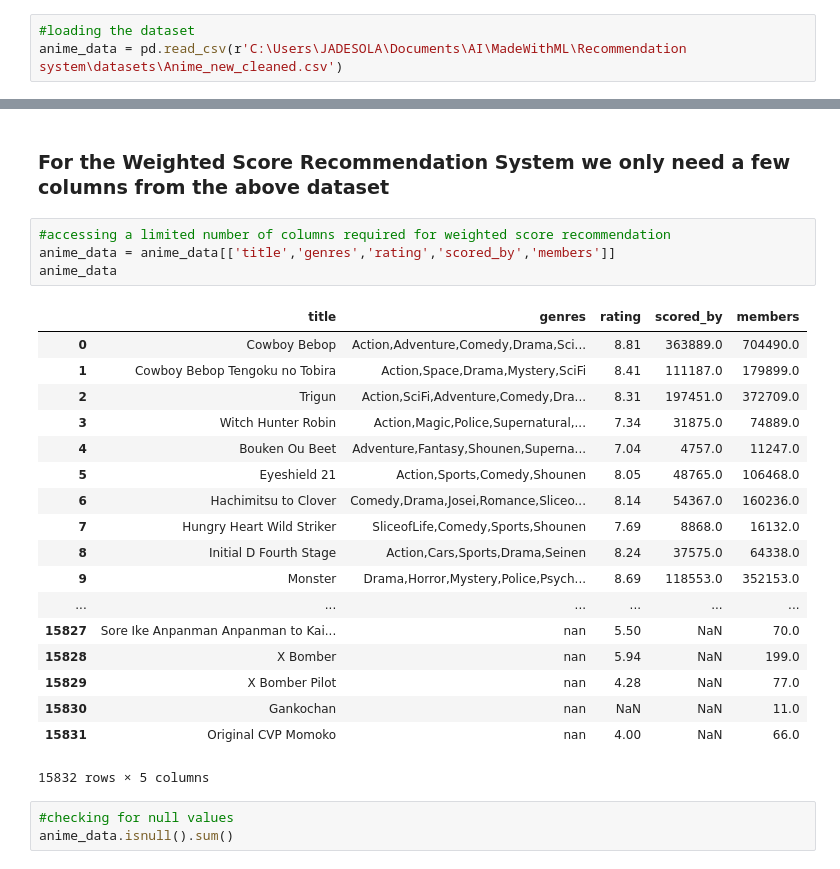
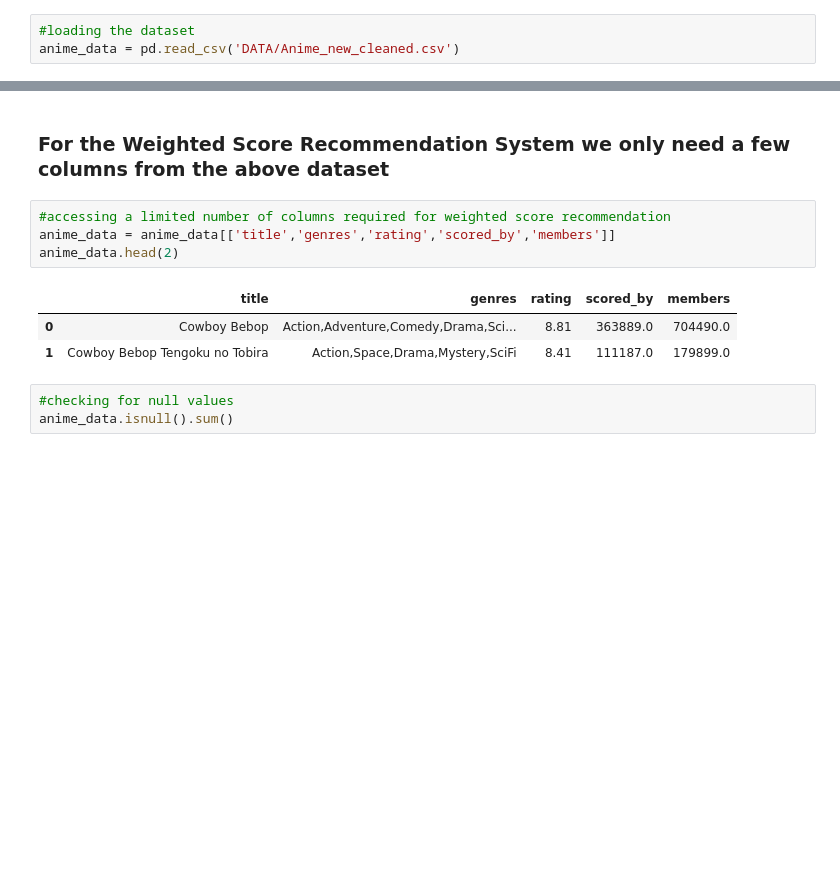
Before and after one commit to Pydare/Anime-Recommender-System, a Jupyter notebook: anime_weighted_new_with_genre.ipynb, the cells around one changed output, grey strips where cells are left out. Saved outputs shown, nothing was run; the diff lists cells and outputs as text; blank space fills up the shorter version.

```diff
--- a/anime_weighted_new_with_genre.ipynb
+++ b/anime_weighted_new_with_genre.ipynb
@@ -9,7 +9,7 @@ import seaborn as sns
 %matplotlib inline
 # %%
 #loading the dataset
-anime_data = pd.read_csv(r'C:\Users\JADESOLA\Documents\AI\MadeWithML\Recommendation system\datasets\Anime_new_cleaned.csv')
+anime_data = pd.read_csv('DATA/Anime_new_cleaned.csv')
 # %%
 #viewing the data
 anime_data.head(3)
@@ -92,26 +88,11 @@ anime_data.head()
 # %%
 #accessing a limited number of columns required for weighted score recommendation
 anime_data = anime_data[['title','genres','rating','scored_by','members']]
-anime_data
+anime_data.head(2)
 # %% [output]
 |  | title | genres | rating | scored_by | members |
 | 0 | Cowboy Bebop | Action,Adventure,Comedy,Drama,Sci... | 8.81 | 363889.0 | 704490.0 |
 | 1 | Cowboy Bebop Tengoku no Tobira | Action,Space,Drama,Mystery,SciFi | 8.41 | 111187.0 | 179899.0 |
-| 2 | Trigun | Action,SciFi,Adventure,Comedy,Dra... | 8.31 | 197451.0 | 372709.0 |
-| 3 | Witch Hunter Robin | Action,Magic,Police,Supernatural,... | 7.34 | 31875.0 | 74889.0 |
-| 4 | Bouken Ou Beet | Adventure,Fantasy,Shounen,Superna... | 7.04 | 4757.0 | 11247.0 |
-| 5 | Eyeshield 21 | Action,Sports,Comedy,Shounen | 8.05 | 48765.0 | 106468.0 |
-| 6 | Hachimitsu to Clover | Comedy,Drama,Josei,Romance,Sliceo... | 8.14 | 54367.0 | 160236.0 |
-| 7 | Hungry Heart Wild Striker | SliceofLife,Comedy,Sports,Shounen | 7.69 | 8868.0 | 16132.0 |
-| 8 | Initial D Fourth Stage | Action,Cars,Sports,Drama,Seinen | 8.24 | 37575.0 | 64338.0 |
-| 9 | Monster | Drama,Horror,Mystery,Police,Psych... | 8.69 | 118553.0 | 352153.0 |
-| ... | ... | ... | ... | ... | ... |
-| 15827 | Sore Ike Anpanman Anpanman to Kai... | nan | 5.50 | NaN | 70.0 |
-| 15828 | X Bomber | nan | 5.94 | NaN | 199.0 |
-| 15829 | X Bomber Pilot | nan | 4.28 | NaN | 77.0 |
-| 15830 | Gankochan | nan | NaN | NaN | 11.0 |
-| 15831 | Original CVP Momoko | nan | 4.00 | NaN | 66.0 |
-15832 rows × 5 columns
 # %%
 #checking for null values
 anime_data.isnull().sum()
```
Also changed, not shown: parts of 9 cells of this notebook.
